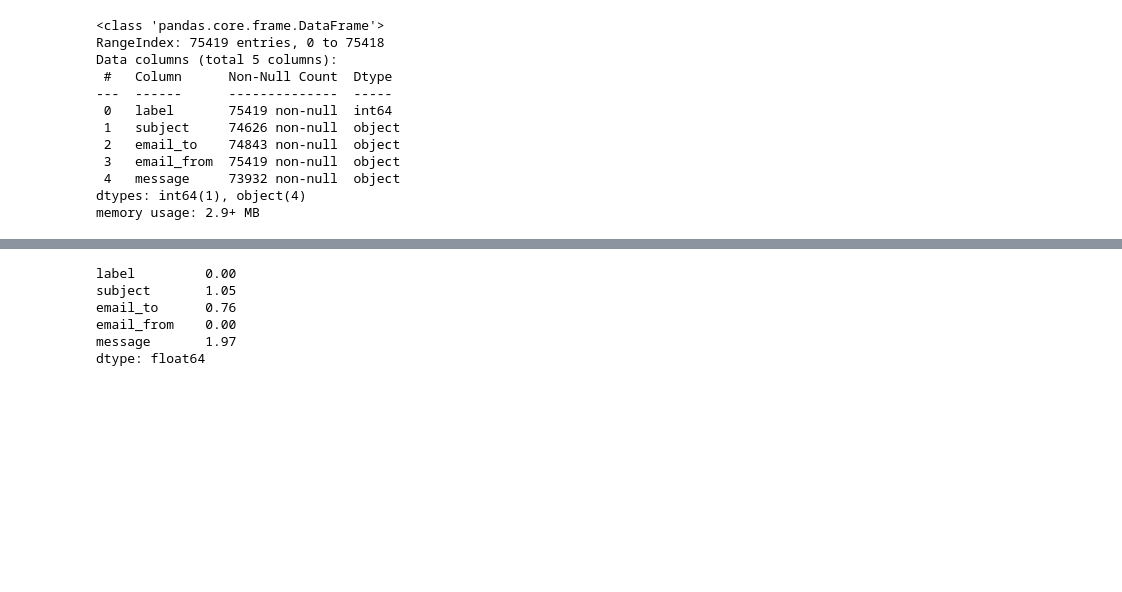
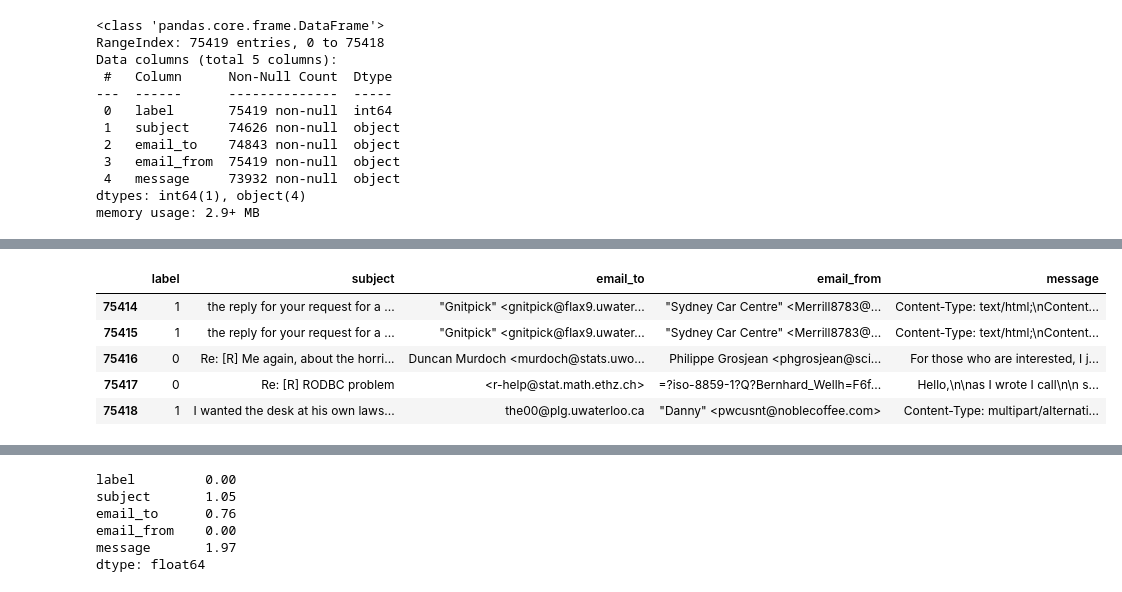
Before and after one commit to dfrancis-tech/email_spam, a Jupyter notebook: EDA.ipynb, the cells around one changed output, grey strips where cells are left out. Saved outputs shown, nothing was run; the diff lists cells and outputs as text; code cells hidden in the pictures; blank space fills up the shorter version.

```diff
--- a/EDA.ipynb
+++ b/EDA.ipynb
@@ -69,0 +97,10 @@ memory usage: 2.9+ MB
+# %%
+# Check the last 5 rows of the dataset
+raw_data.tail()
+# %% [output]
+|  | label | subject | email_to | email_from | message |
+| 75414 | 1 | the reply for your request for a ... | "Gnitpick" <gnitpick@flax9.uwater... | "Sydney Car Centre" <Merrill8783@... | Content-Type: text/html;\nContent... |
+| 75415 | 1 | the reply for your request for a ... | "Gnitpick" <gnitpick@flax9.uwater... | "Sydney Car Centre" <Merrill8783@... | Content-Type: text/html;\nContent... |
+| 75416 | 0 | Re: [R] Me again, about the horri... | Duncan Murdoch <murdoch@stats.uwo... | Philippe Grosjean <phgrosjean@sci... | For those who are interested, I j... |
+| 75417 | 0 | Re: [R] RODBC problem | <r-help@stat.math.ethz.ch> | =?iso-8859-1?Q?Bernhard_Wellh=F6f... | Hello,\n\nas I wrote I call\n\n s... |
+| 75418 | 1 | I wanted the desk at his own laws... | the00@plg.uwaterloo.ca | "Danny" <pwcusnt@noblecoffee.com> | Content-Type: multipart/alternati... |
```
Also changed, not shown: parts of 55 cells of this notebook.
